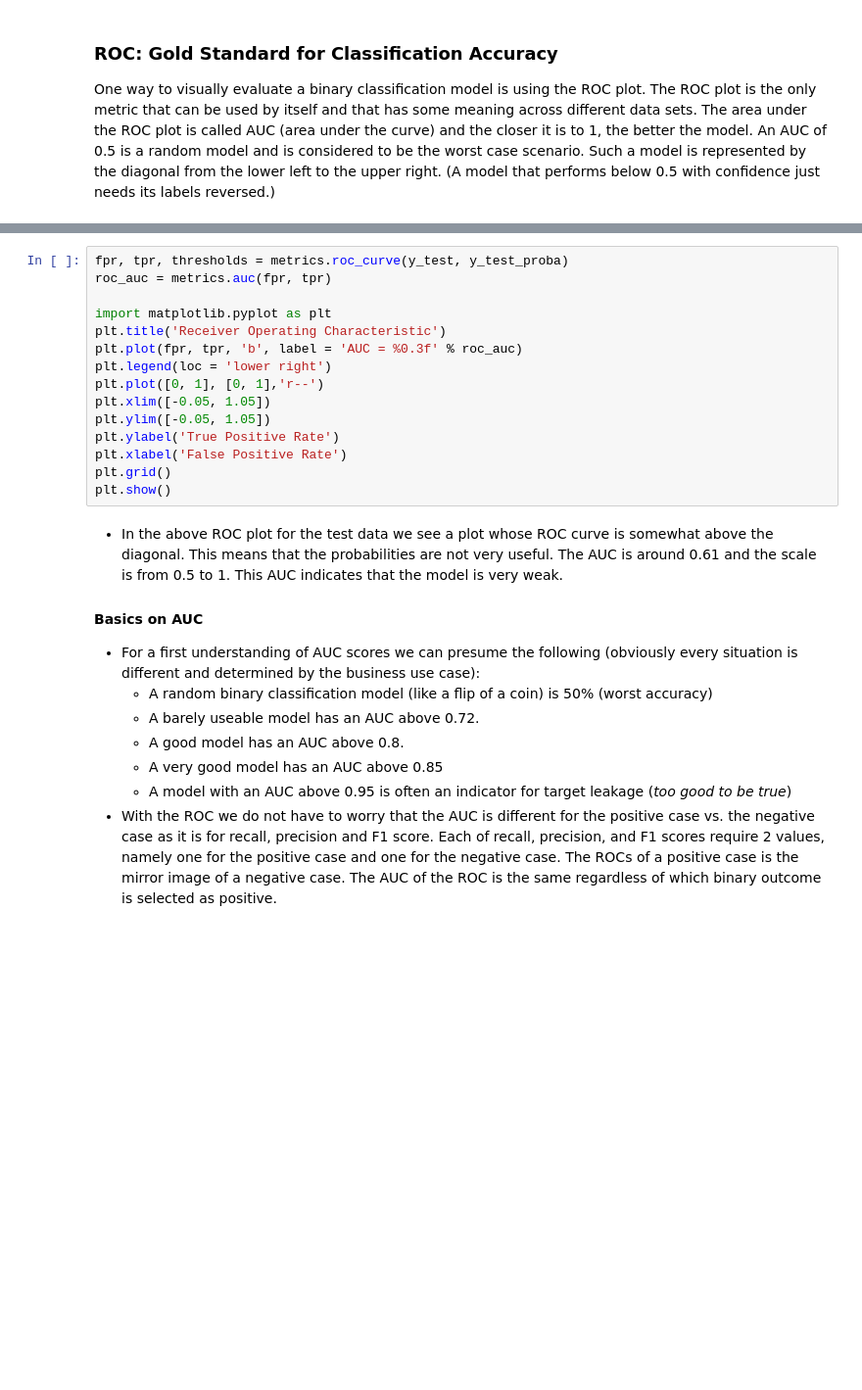
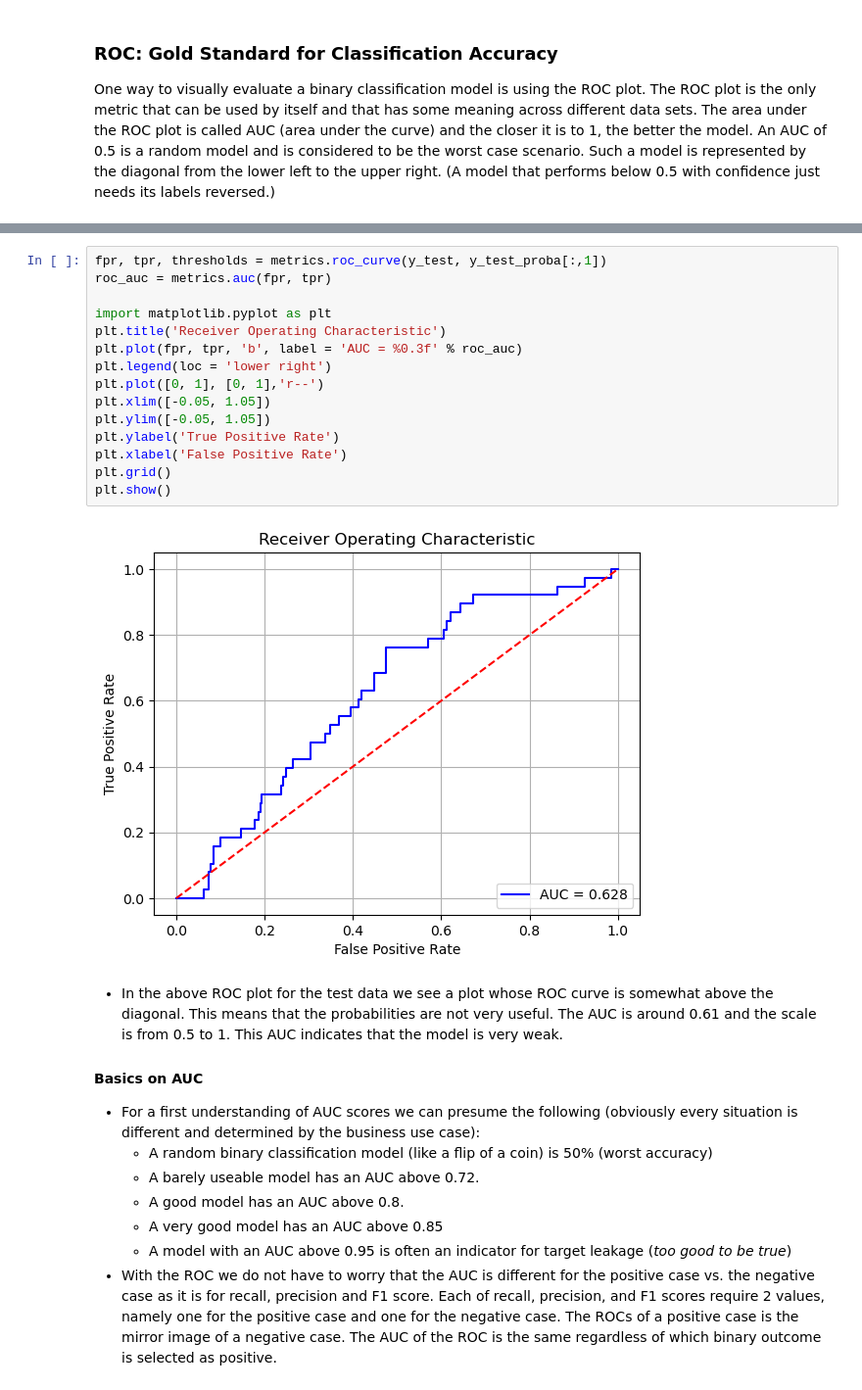
Before and after one commit to darynwhite/DataScienceCert, a Jupyter notebook: Lessons/10/Lesson_10_b_Student.ipynb, the cells around one changed output, grey strips where cells are left out. Shown: that part at 98% size. Cells and saved outputs as stored; diff of their text form; blank space fills up the shorter version.

```diff
--- a/Lessons/10/Lesson_10_b_Student.ipynb
+++ b/Lessons/10/Lesson_10_b_Student.ipynb
@@ -172,18 +332,20 @@ plt.show()
 # %%
-fpr, tpr, thresholds = metrics.roc_curve(y_test, y_test_proba)
+fpr, tpr, thresholds = metrics.roc_curve(y_test, y_test_proba[:,1])
 roc_auc = metrics.auc(fpr, tpr)
 
 import matplotlib.pyplot as plt
 plt.title('Receiver Operating Characteristic')
 plt.plot(fpr, tpr, 'b', label = 'AUC = %0.3f' % roc_auc)
 plt.legend(loc = 'lower right')
 plt.plot([0, 1], [0, 1],'r--')
 plt.xlim([-0.05, 1.05])
 plt.ylim([-0.05, 1.05])
 plt.ylabel('True Positive Rate')
 plt.xlabel('False Positive Rate')
 plt.grid()
 plt.show()
+# %% [output]
+[figure, added]
 # %% [markdown]
 - In the above ROC plot for the test data we see a plot whose ROC curve is somewhat above the diagonal.  This means that the probabilities are not very useful.  The AUC is around 0.61 and the scale is from 0.5 to 1.  This AUC indicates that the model is very weak.
 
```
Also changed, not shown: parts of 23 cells of this notebook, 3 other files.
